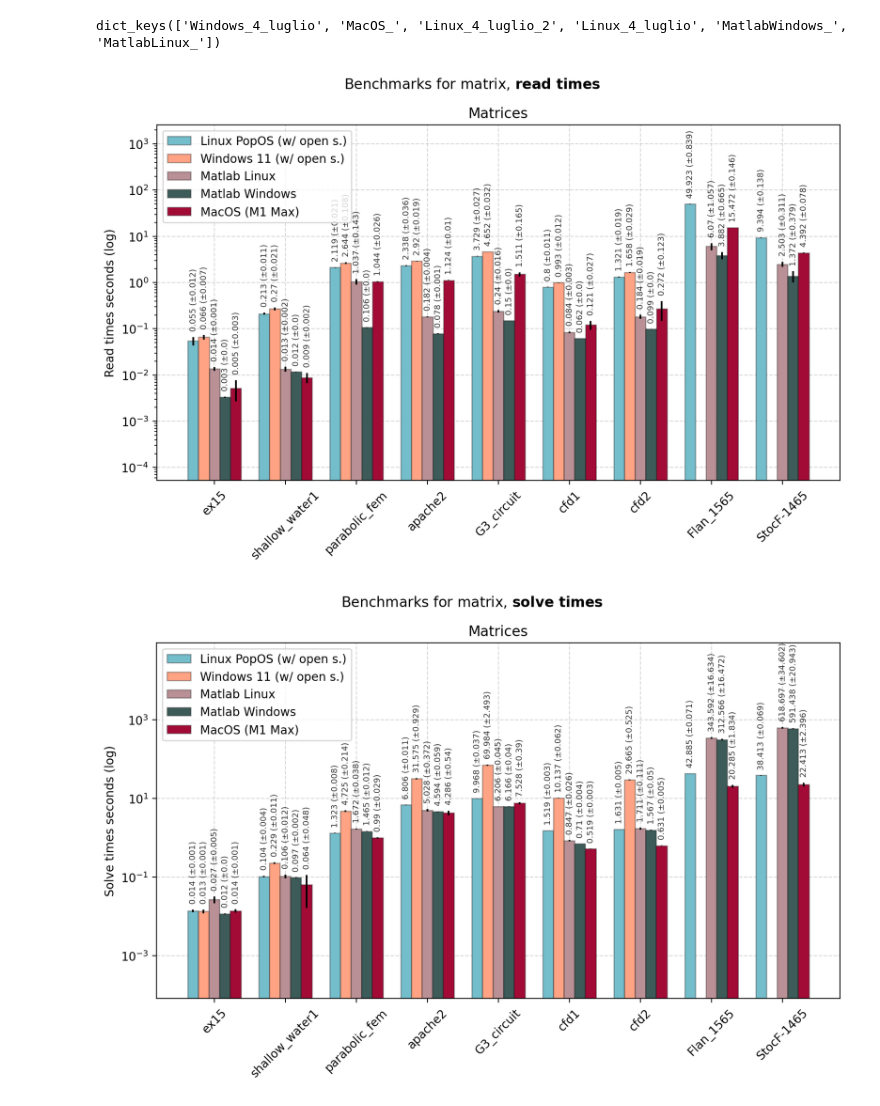
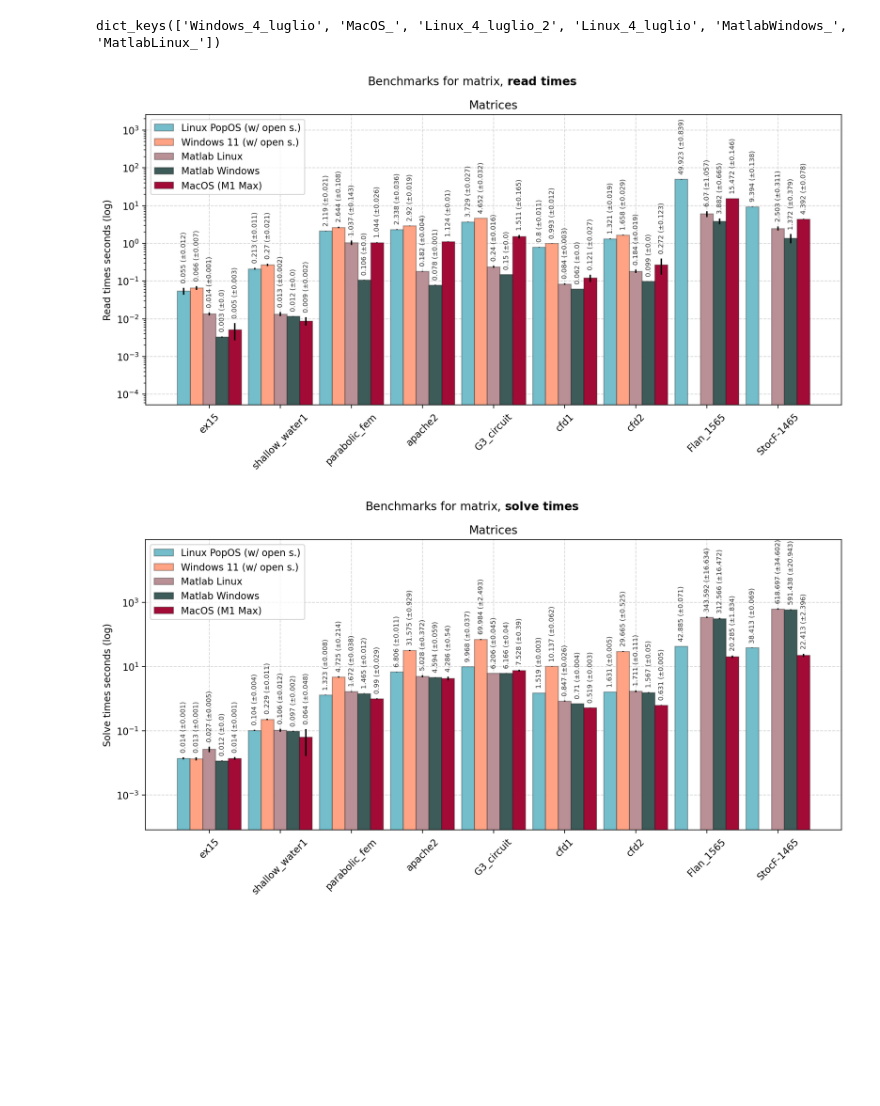
Before and after one commit to DanielSc4/numerical-algorithms-for-mathematical-modeling, a Jupyter notebook: Progetto linear algebra/Bonus.ipynb, the cells around one changed output. Drawn from its saved outputs; the diff is of its cells as text; code cells hidden in the pictures; blank space fills up the shorter version.

Commit message:
Changed plots w/ apple silicon

```diff
--- a/Progetto linear algebra/Bonus.ipynb
+++ b/Progetto linear algebra/Bonus.ipynb
@@ -49,7 +49,7 @@ benchmarks.keys()
 # %% [output]
 dict_keys(['Windows_4_luglio', 'MacOS_', 'Linux_4_luglio_2', 'Linux_4_luglio', 'MatlabWindows_', 'MatlabLinux_'])
 # %%
-fig, ax = plt.subplots(figsize=(9, 6), dpi = 200)
+fig, ax = plt.subplots(figsize=(11, 6), dpi = 200)
 fig.suptitle(f'Benchmarks for matrix, ' + r"$\bf{read\ times}$")
 
 matrices_names = []
@@ -67,7 +67,7 @@ for matrixL, matrixW, matrixML, matrixMW, matrixMAC in zip(benchmarks['Linux_4_l
 
 ax.set_yscale('log')
 x = np.arange(len(matrices_names))  # the label locations
-width = 0.15  # the width of the bars
+width = 0.18  # the width of the bars
 
 rects1 = ax.bar(x - width/2 - 1.5 * width,
     [np.mean(ele) for ele in matrixx['linux']],
@@ -111,36 +111,36 @@ ax.set_xticks(x, matrices_names, rotation = 45)
 
 ax.bar_label(rects1,
     labels = [f'{str(round(np.mean(ele), 3))} (±{str(round(np.std(ele), 3))})' for ele in matrixx['linux']],
     padding = 5, rotation = '90', alpha = 0.8, fontsize = 7, label_type='edge', color = 'black'
 )
 ax.bar_label(rects2,
     labels = [f'{str(round(np.mean(ele), 3))} (±{str(round(np.std(ele), 3))})' for ele in matrixx['windows']],
     padding = 5, rotation = '90', alpha = 0.8, fontsize = 7, label_type='edge', color = 'black'
 )
 ax.bar_label(rects3,
     labels = [f'{str(round(np.mean(ele), 3))} (±{str(round(np.std(ele), 3))})' for ele in matrixx['mat_linux']],
     padding = 5, rotation = '90', alpha = 0.8, fontsize = 7, label_type='edge', color = 'black'
 )
 ax.bar_label(rects4,
     labels = [f'{str(round(np.mean(ele), 3))} (±{str(round(np.std(ele), 3))})' for ele in matrixx['mat_windows']],
     padding = 5, rotation = '90', alpha = 0.8, fontsize = 7, label_type='edge', color = 'black'
 )
 ax.bar_label(rects5,
     labels = [f'{str(round(np.mean(ele), 3))} (±{str(round(np.std(ele), 3))})' for ele in matrixx['mac']],
     padding = 5, rotation = '90', alpha = 0.8, fontsize = 7, label_type='edge', color = 'black'
 )
 
 ax.grid(linestyle='--', alpha = 0.5)
 ax.set_axisbelow(True)
 ax.margins(y=0.4) # adds a % (y) vertical margin on both ends of the y axis scale
 ax.legend()
 plt.tight_layout()
 plt.savefig('images/extra/recap_read_w_mac.png')
 plt.show()
 # %% [output]
-[figure, old version]
+[figure, new version]
 # %%
-fig, ax = plt.subplots(figsize=(9, 6), dpi = 200)
+fig, ax = plt.subplots(figsize=(11, 6), dpi = 200)
 fig.suptitle(f'Benchmarks for matrix, ' + r"$\bf{solve\ times}$")
 
 matrices_names = []
@@ -158,7 +158,7 @@ for matrixL, matrixW, matrixML, matrixMW, matrixMAC in zip(benchmarks['Linux_4_l
 
 ax.set_yscale('log')
 x = np.arange(len(matrices_names))  # the label locations
-width = 0.15  # the width of the bars
+width = 0.18  # the width of the bars
 
 rects1 = ax.bar(x - width/2 - 1.5 * width,
     [np.mean(ele) for ele in matrixx['linux']],
@@ -229,4 +229,4 @@ plt.tight_layout()
 plt.savefig('images/extra/recap_solve_w_mac.png')
 plt.show()
 # %% [output]
-[figure, old version]
+[figure, new version]
```
Also changed, not shown: 2 other files.
